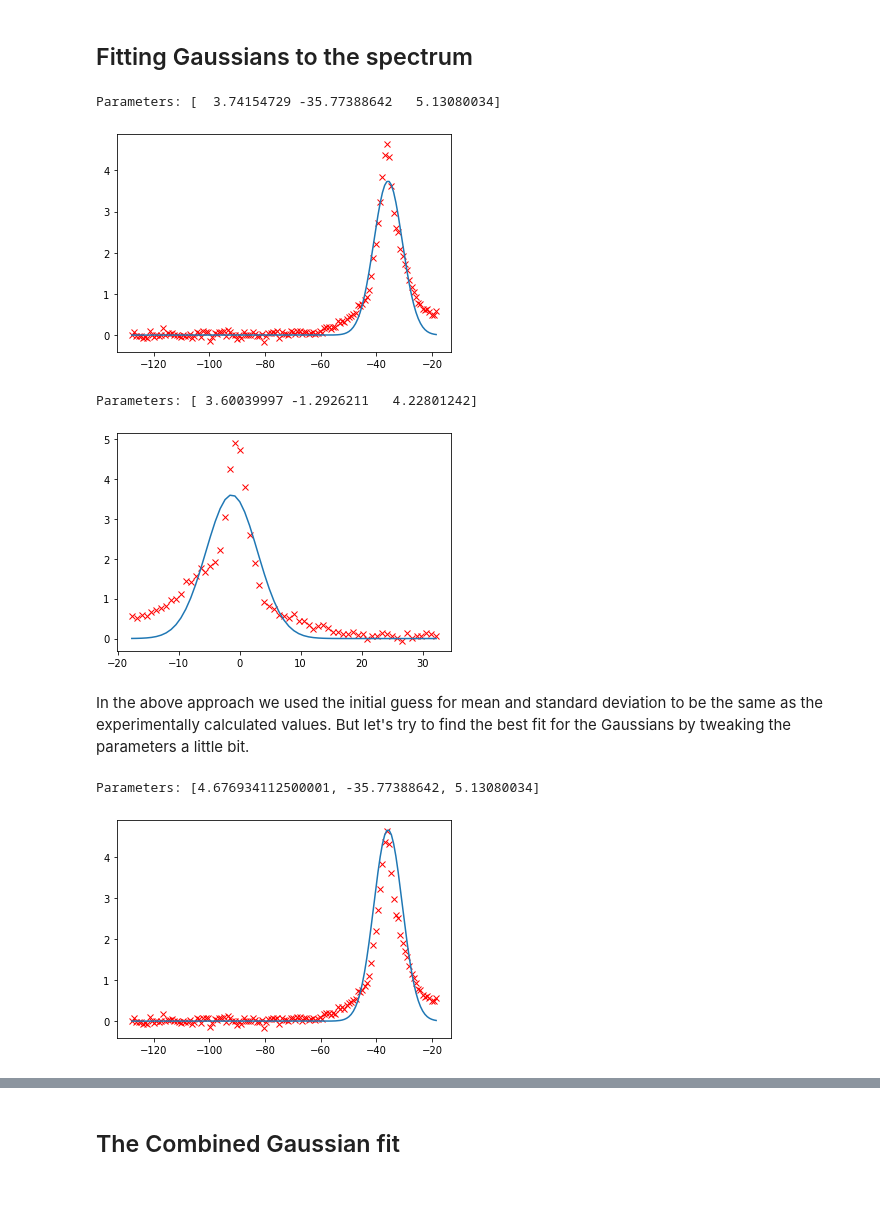
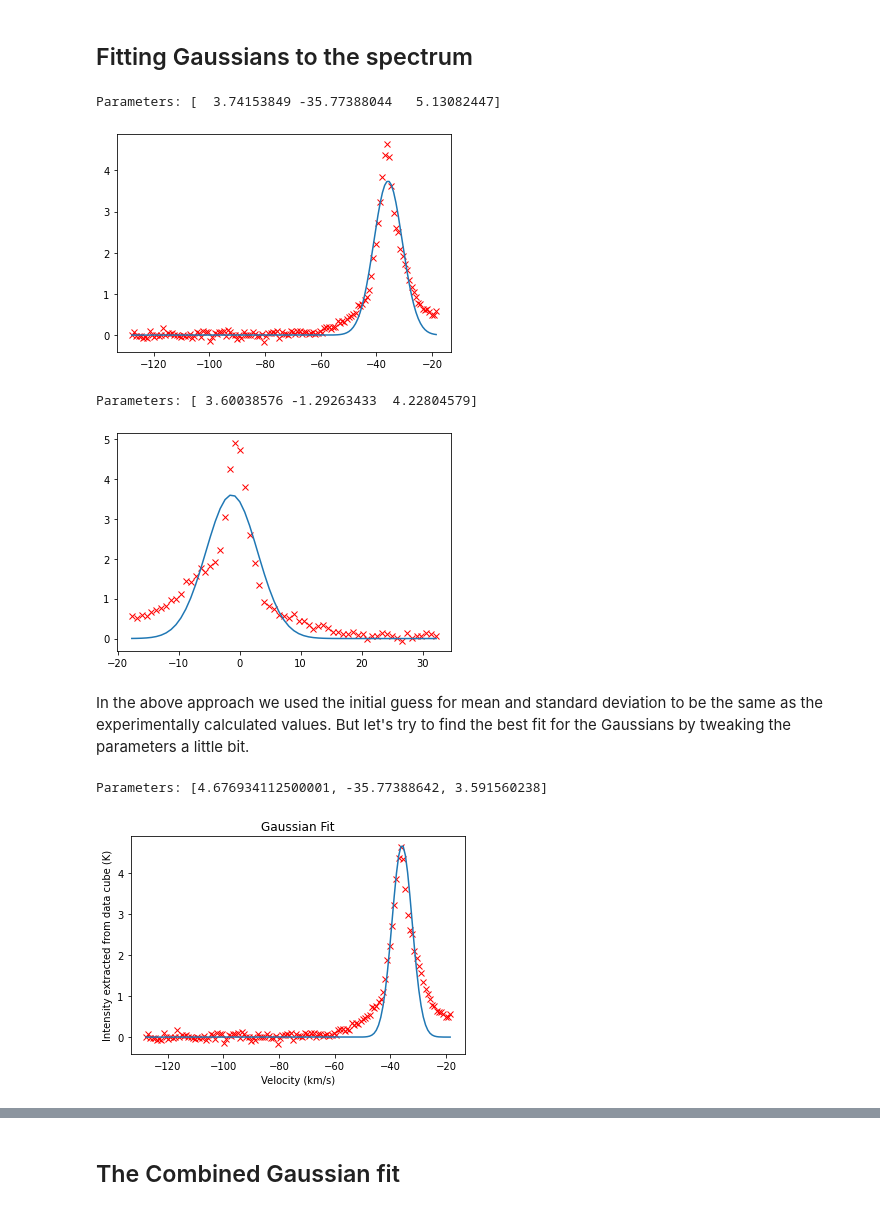
Before and after one commit to nutanstrek/CTA200_2022, a Jupyter notebook: project/project.ipynb, the cells around one changed output, grey strips where cells are left out. Cells and saved outputs as stored; diff of their text form; code cells hidden in the pictures.

```diff
--- a/project/project.ipynb
+++ b/project/project.ipynb
@@ -174,6 +185,9 @@ def gaussian_fit_plot(x, y, initial_guess):
     return parameters
 
 def gaussian_plot(x, y, params):
+    plt.title("Gaussian Fit")
+    plt.xlabel("Velocity (km/s)")
+    plt.ylabel("Intensity extracted from data cube (K)")
     plt.plot(x, y, "rx")
     plt.plot(x, gaussian(x, *params))
     print("Parameters:", params)
@@ -181,26 +195,26 @@ def gaussian_plot(x, y, params):
 
 # Left Part of the spectrum
 parameters_left = gaussian_fit_plot(left_part_velocities, left_part_spectrum,
-                                    [np.max(left_part_spectrum), -36.8, 102])
+                                    [np.max(left_part_spectrum), -36.8, 10.12])
 # %% [output]
-Parameters: [  3.74154729 -35.77388642   5.13080034]
+Parameters: [  3.74153849 -35.77388044   5.13082447]
 [figure]
 # %%
 
 # Right Part of the spectrum
 
-parameters_right = gaussian_fit_plot(right_part_velocities, right_part_spectrum, [np.max(right_part_spectrum), -3, 60])
+parameters_right = gaussian_fit_plot(right_part_velocities, right_part_spectrum, [np.max(right_part_spectrum), -1.524, 7.75])
 # %% [output]
-Parameters: [ 3.60039997 -1.2926211   4.22801242]
+Parameters: [ 3.60038576 -1.29263433  4.22804579]
 [figure]
 # %% [markdown]
 In the above approach we used the initial guess for mean and standard deviation to be the same as the experimentally calculated values. But let's try to find the best fit for the Gaussians by tweaking the parameters a little bit.
 # %%
 # Tweaking left Part of the spectrum
-tweaked_left_params = gaussian_plot(left_part_velocities, left_part_spectrum, [1.25*3.74154729, -35.77388642,  5.13080034])
+tweaked_left_params = gaussian_plot(left_part_velocities, left_part_spectrum, [1.25*3.74154729, -35.77388642,  0.7*5.13080034])
 # %% [output]
-Parameters: [4.676934112500001, -35.77388642, 5.13080034]
+Parameters: [4.676934112500001, -35.77388642, 3.591560238]
-[figure, old version]
+[figure, new version]
 # %%
 # Tweaking Right Part of the spectrum
 tweaked_right_params = gaussian_plot(right_part_velocities, right_part_spectrum, [1.4*3.60039997, -1.2926211+0.8, 0.5*4.22801242])
```
Also changed, not shown: parts of 35 cells of this notebook, 25 other files.
